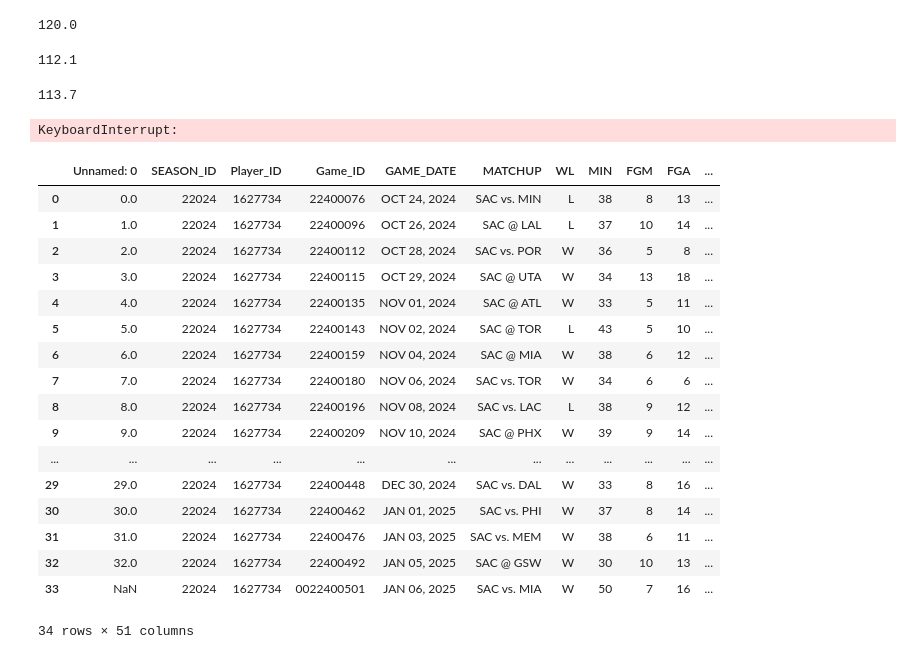
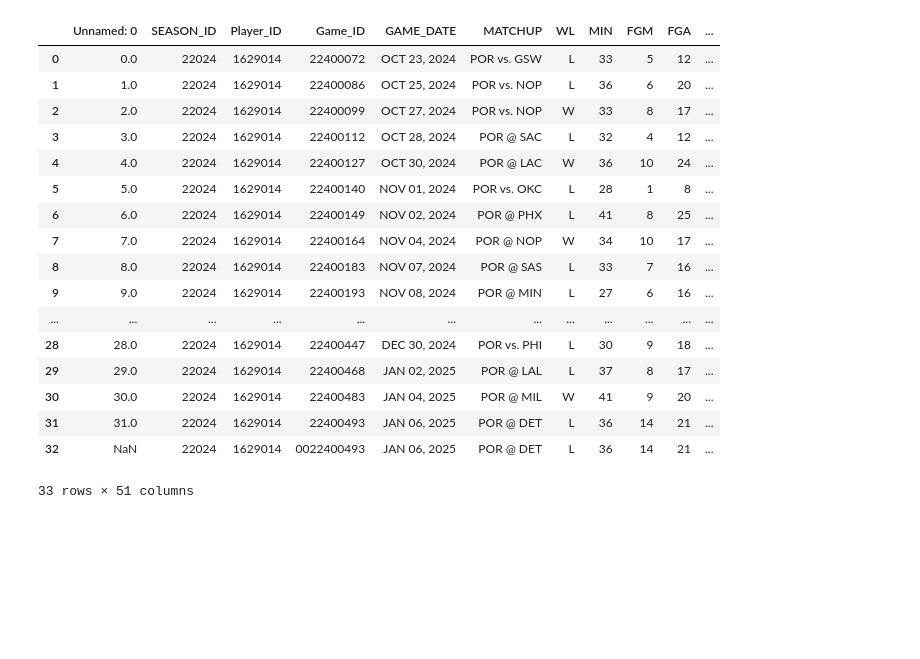
Before and after one commit to ansh-mujral/nbapreds, a Jupyter notebook: nbaML.ipynb, the cells around one changed output. Drawn from its saved outputs; the diff is of its cells as text; code cells hidden in the pictures; blank space fills up the shorter version.

```diff
--- a/nbaML.ipynb
+++ b/nbaML.ipynb
@@ -55,6 +55,5 @@ def player_gamelog(player_name):
     id = player_id(player_name)
     gamelog = playergamelog.PlayerGameLog(player_id= id)
     exc = gamelog.get_data_frames()[0]
-    exc.to_excel('player_gamelog_full.xlsx')
     return gamelog.get_data_frames()[0]
-player_gamelog('LeBron James')
+# player_gamelog('Jaren Jackson Jr.')
@@ -89,6 +69,7 @@ def playerVplayer(player_name, vs_player_name):
 def age(player_ID):
     players = leaguedashplayerbiostats.LeagueDashPlayerBioStats()
     players_data = players.get_data_frames()[0]
+    players_data.to_excel('Players_Data.xlsx')
     player_age = players_data.loc[players_data['PLAYER_ID'] == player_ID, 'AGE'].iloc[0]
     return player_age
 # age(player_id('Luka Dončić'))
@@ -204,7 +183,6 @@ def getOFFefficiency(team_ID):
 def getPPG(team_ID):
     team_stats = leaguestandingsv3.LeagueStandingsV3()
     df_teamstats = team_stats.get_data_frames()[0]
-    df_teamstats.to_excel('teamstats_.xlsx')
     team_row = df_teamstats[df_teamstats['TeamID'] == team_ID]
     if not team_row.empty:
         totalPTSA = team_row.iloc[0]['PointsPG']
@@ -213,8 +191,6 @@ def getPPG(team_ID):
         print("No data found for the specified city")
         return None
 # getPPG(team_id('LAL'))
-# %% [output]
-120.0
 # %%
 # Note: the numbers in the def efficiency do not match the numbers on the official website, yet they are in the correct rankings, (i.e OKC's def efficiency is #1 in this data, and #1 on the official data, however they have differing def efficiency numbers, one could be 102.9 the other 103.1)
 def getDEFefficiency(team_ID):
@@ -222,7 +198,7 @@ def getDEFefficiency(team_ID):
     df = defenses.get_data_frames()[0]
     defEfficiency = df.loc[df['TEAM_ID'] == team_ID, 'E_DEF_RATING'].iloc[0]
     return defEfficiency
-print(getDEFefficiency(team_id('LAL')))
+# print(getDEFefficiency(team_id('LAL')))
 
 def getPPG_allowed(team_ID):
     team_stats = leaguestandingsv3.LeagueStandingsV3()
@@ -236,10 +212,7 @@ def getPPG_allowed(team_ID):
         print("No data found for the specified city")
         return None
 # Example Usage, Output: 113.70588235294117
-getPPG_allowed(team_id('LAL'))
+# getPPG_allowed(team_id('LAL'))
-# %% [output]
-112.1
-113.7
 # %%
 # NOTE!!!!!!!!!!!! THIS SHOULD ONLY BE USED ONCE TO CREATE A NEW CSV FOR A PLAYER. ONCE A CSV HAS BEEN CREATED, USE THE updateStats METHOD TO UPDATE THEIR MOST CURRENT GAME.
 
@@ -271,62 +244,39 @@ def importantStats(player_name):
     homeOrAway(player_gameLog)
     return player_gameLog
 # Example Usage, runtime ~1m 18s
+# Missing Jaren Jackson Jr. and Michael Porter Jr. <- the "Jr." is the issue
 players_list = [
-    "Giannis Antetokounmpo", "Shai Gilgeous-Alexander", "Kevin Durant",
-    "De'Aaron Fox", "Anthony Davis", "Anthony Edwards", "Victor Wembanyama", "Tyrese Maxey",
-    "Jalen Brunson", "Karl-Anthony Towns", "Damian Lillard", "Devin Booker", "Cade Cunningham",
-    "Kyrie Irving", "Jaylen Brown", "Tyler Herro", "Norman Powell",
-    "RJ Barrett", "Donovan Mitchell", "Zach LaVine", "Jaren Jackson Jr.", "Trae Young",
-    "Stephen Curry", "Jordan Poole", "James Harden", "Brandon Miller", "DeMar DeRozan",
-    "Jalen Williams", "Darius Garland", "Nikola Vučević", "Jalen Green",
-    "Jalen Johnson", "Pascal Siakam", "Julius Randle", "Cameron Johnson",
-    "Lauri Markkanen", "Michael Porter Jr.", "Alperen Sengun", "Evan Mobley", "Mikal Bridges",
-    "Anfernee Simons", "Coby White", "Tyrese Haliburton", "Austin Reaves", "John Collins"
+    "Alperen Sengun", "Anfernee Simons", "Anthony Davis", "Anthony Edwards", "Austin Reaves", "Brandon Miller", "Cade Cunningham", "Cameron Johnson", "Coby White", "Damian Lillard", "Darius Garland", "De'Aaron Fox", "DeMar Rozan", "Devin Booker", "Domantas Sabonis", "Donovan Mitchell", "Evan Mobley", "Giannis Antetokounmpo", "Jalen Brunson", "Jalen Green", "Jalen Johnson", "Jalen Williams", "Jamal Murray", "James Harden", "Jaylen Brown", "Jayson Tatum", "John Collins", "Jordan Poole", "Julius Randle", "Karl-Anthony Towns", "Kevin Durant", "Kyrie Irving", "Lauri Markkanen", "LeBron James", "Mikal Bridges", "Nikola Jokić", "Nikola Vučević", "Norman Powell", "Pascal Siakam", "RJ Barrett", "Shai Gilgeous-Alexander", "Stephen Curry", "Trae Young", "Tyler Herro", "Tyrese Haliburton", "Tyrese Maxey", "Victor Wembanyama", "Zach LaVine"
 ]
-output_folder = 'players csvs'
-
-for player in players_list:
-    # Get the DataFrame from the function
-    df = importantStats(player)
-
-    # Construct the path with the folder and player name for saving
-    path = f'{output_folder}/{player}.csv'
-
-    # Save the DataFrame to CSV
-    df.to_csv(path)
-
-    print(f'Saved {player} stats to {path}')
-# %% [output]
-KeyboardInterrupt:
 # %%
 # USE THIS METHOD ONCE A CSV HAS BEEN CREATED FOR A PLAYER
 def updateStats(player_csv, player_name):
     df = pd.read_csv(player_csv)
     df_new = importantStats(player_name)
     last_row = df_new.tail(1)
     df = pd.concat([df, last_row], ignore_index=True)
     folder_name = 'players csvs'
     file_path = os.path.join(folder_name, player_name + '.csv')
     df.to_csv(file_path)
     return df
-updateStats('lebron_stats.csv', 'LeBron James')
+updateStats('players csvs/Anfernee Simons.csv', 'Anfernee Simons')
 # %% [output]
 |  | Unnamed: 0 | SEASON_ID | Player_ID | Game_ID | GAME_DATE | MATCHUP | WL | MIN | FGM | FGA | ... |
-| 0 | 0.0 | 22024 | 1627734 | 22400076 | OCT 24, 2024 | SAC vs. MIN | L | 38 | 8 | 13 | ... |
-| 1 | 1.0 | 22024 | 1627734 | 22400096 | OCT 26, 2024 | SAC @ LAL | L | 37 | 10 | 14 | ... |
-| 2 | 2.0 | 22024 | 1627734 | 22400112 | OCT 28, 2024 | SAC vs. POR | W | 36 | 5 | 8 | ... |
-| 3 | 3.0 | 22024 | 1627734 | 22400115 | OCT 29, 2024 | SAC @ UTA | W | 34 | 13 | 18 | ... |
-| 4 | 4.0 | 22024 | 1627734 | 22400135 | NOV 01, 2024 | SAC @ ATL | W | 33 | 5 | 11 | ... |
-| 5 | 5.0 | 22024 | 1627734 | 22400143 | NOV 02, 2024 | SAC @ TOR | L | 43 | 5 | 10 | ... |
-| 6 | 6.0 | 22024 | 1627734 | 22400159 | NOV 04, 2024 | SAC @ MIA | W | 38 | 6 | 12 | ... |
-| 7 | 7.0 | 22024 | 1627734 | 22400180 | NOV 06, 2024 | SAC vs. TOR | W | 34 | 6 | 6 | ... |
-| 8 | 8.0 | 22024 | 1627734 | 22400196 | NOV 08, 2024 | SAC vs. LAC | L | 38 | 9 | 12 | ... |
-| 9 | 9.0 | 22024 | 1627734 | 22400209 | NOV 10, 2024 | SAC @ PHX | W | 39 | 9 | 14 | ... |
+| 0 | 0.0 | 22024 | 1629014 | 22400072 | OCT 23, 2024 | POR vs. GSW | L | 33 | 5 | 12 | ... |
+| 1 | 1.0 | 22024 | 1629014 | 22400086 | OCT 25, 2024 | POR vs. NOP | L | 36 | 6 | 20 | ... |
+| 2 | 2.0 | 22024 | 1629014 | 22400099 | OCT 27, 2024 | POR vs. NOP | W | 33 | 8 | 17 | ... |
+| 3 | 3.0 | 22024 | 1629014 | 22400112 | OCT 28, 2024 | POR @ SAC | L | 32 | 4 | 12 | ... |
+| 4 | 4.0 | 22024 | 1629014 | 22400127 | OCT 30, 2024 | POR @ LAC | W | 36 | 10 | 24 | ... |
+| 5 | 5.0 | 22024 | 1629014 | 22400140 | NOV 01, 2024 | POR vs. OKC | L | 28 | 1 | 8 | ... |
+| 6 | 6.0 | 22024 | 1629014 | 22400149 | NOV 02, 2024 | POR @ PHX | L | 41 | 8 | 25 | ... |
+| 7 | 7.0 | 22024 | 1629014 | 22400164 | NOV 04, 2024 | POR @ NOP | W | 34 | 10 | 17 | ... |
+| 8 | 8.0 | 22024 | 1629014 | 22400183 | NOV 07, 2024 | POR @ SAS | L | 33 | 7 | 16 | ... |
+| 9 | 9.0 | 22024 | 1629014 | 22400193 | NOV 08, 2024 | POR @ MIN | L | 27 | 6 | 16 | ... |
 | ... | ... | ... | ... | ... | ... | ... | ... | ... | ... | ... | ... |
-| 29 | 29.0 | 22024 | 1627734 | 22400448 | DEC 30, 2024 | SAC vs. DAL | W | 33 | 8 | 16 | ... |
-| 30 | 30.0 | 22024 | 1627734 | 22400462 | JAN 01, 2025 | SAC vs. PHI | W | 37 | 8 | 14 | ... |
-| 31 | 31.0 | 22024 | 1627734 | 22400476 | JAN 03, 2025 | SAC vs. MEM | W | 38 | 6 | 11 | ... |
-| 32 | 32.0 | 22024 | 1627734 | 22400492 | JAN 05, 2025 | SAC @ GSW | W | 30 | 10 | 13 | ... |
-| 33 | NaN | 22024 | 1627734 | 0022400501 | JAN 06, 2025 | SAC vs. MIA | W | 50 | 7 | 16 | ... |
+| 28 | 28.0 | 22024 | 1629014 | 22400447 | DEC 30, 2024 | POR vs. PHI | L | 30 | 9 | 18 | ... |
+| 29 | 29.0 | 22024 | 1629014 | 22400468 | JAN 02, 2025 | POR @ LAL | L | 37 | 8 | 17 | ... |
+| 30 | 30.0 | 22024 | 1629014 | 22400483 | JAN 04, 2025 | POR @ MIL | W | 41 | 9 | 20 | ... |
+| 31 | 31.0 | 22024 | 1629014 | 22400493 | JAN 06, 2025 | POR @ DET | L | 36 | 14 | 21 | ... |
+| 32 | NaN | 22024 | 1629014 | 0022400493 | JAN 06, 2025 | POR @ DET | L | 36 | 14 | 21 | ... |
-34 rows × 51 columns
+33 rows × 51 columns
 # %%
```
Also changed, not shown: parts of 5 cells of this notebook, 57 other files.
